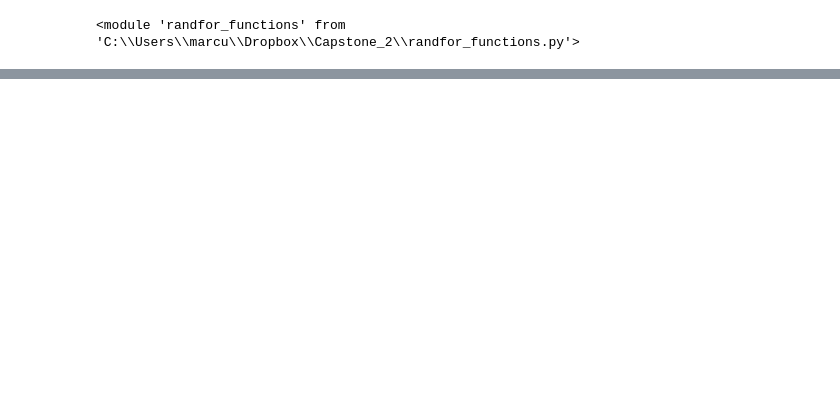
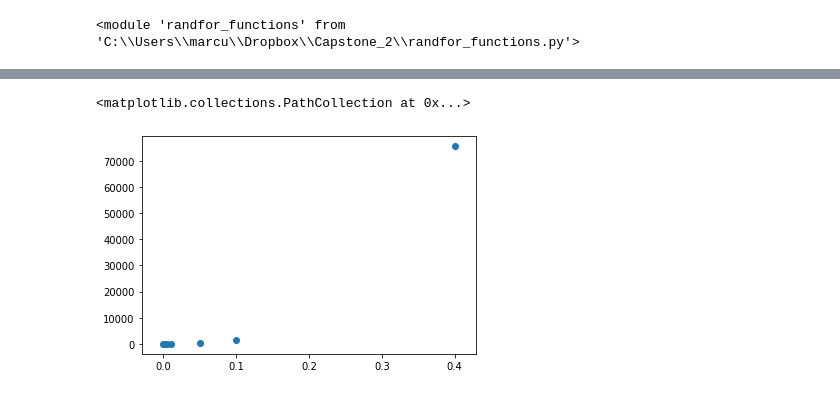
Before and after one commit to Hedgehog612/Capstone_Project_2, a Jupyter notebook: Machine learning.ipynb, the cells around one changed output, grey strips where cells are left out. Cells and saved outputs as stored; diff of their text form; code cells hidden in the pictures; blank space fills up the shorter version.

```diff
--- a/Machine learning.ipynb
+++ b/Machine learning.ipynb
@@ -655,0 +851,5 @@ plt.ylim((0, 1.5))
+# %%
+plt.scatter(x = sizes, y = times)
+# %% [output]
+<matplotlib.collections.PathCollection at 0x...>
+[figure, added]
```
Also changed, not shown: parts of 181 cells of this notebook, 4 other files.
